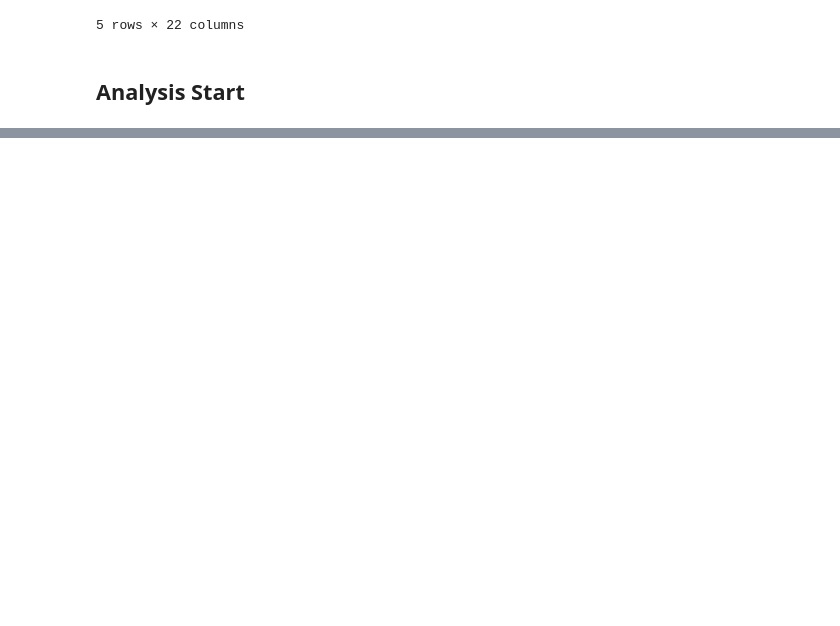
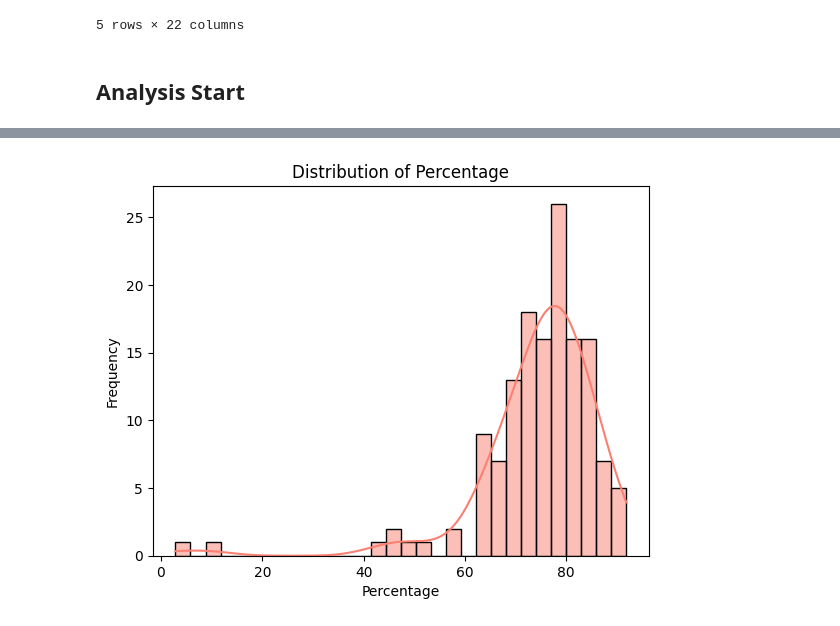
Before and after one commit to Vivek02Sharma/Student-Performance-Analysis-and-Prediction, a Jupyter notebook: notebooks/01_data_exploration.ipynb, the cells around one changed output, grey strips where cells are left out. Saved outputs shown, nothing was run; the diff lists cells and outputs as text; code cells hidden in the pictures; blank space fills up the shorter version.

```diff
--- a/notebooks/01_data_exploration.ipynb
+++ b/notebooks/01_data_exploration.ipynb
@@ -277,0 +289,9 @@ df.head()
+# %%
+# Precentage Distribution
+sns.histplot(df['Percentage'],kde = True,bins = 30,color = 'salmon')
+plt.title('Distribution of Percentage')
+plt.xlabel('Percentage')
+plt.ylabel('Frequency')
+plt.show()
+# %% [output]
+[figure, added]
```
Also changed, not shown: parts of 20 cells of this notebook, 1 other file.
